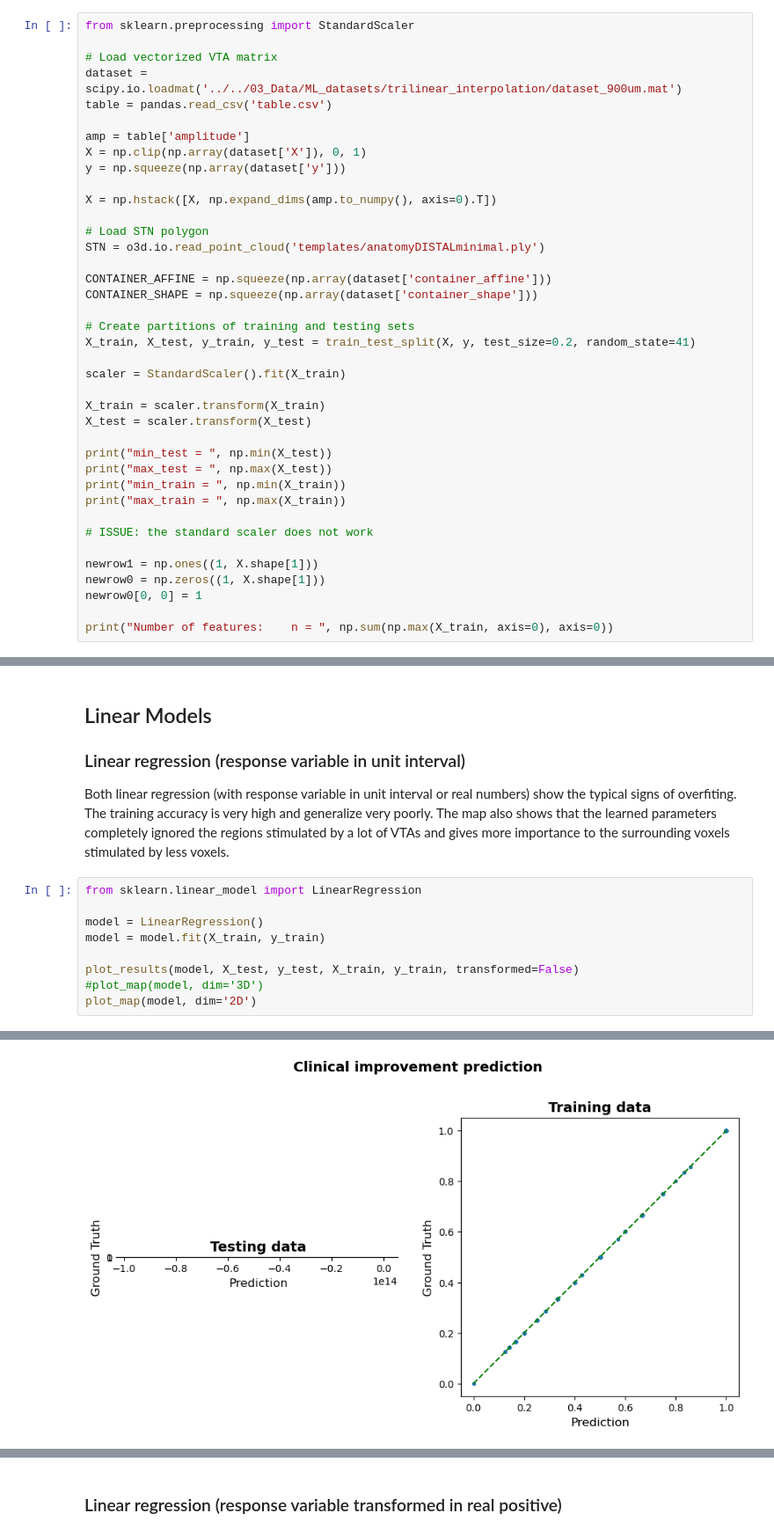
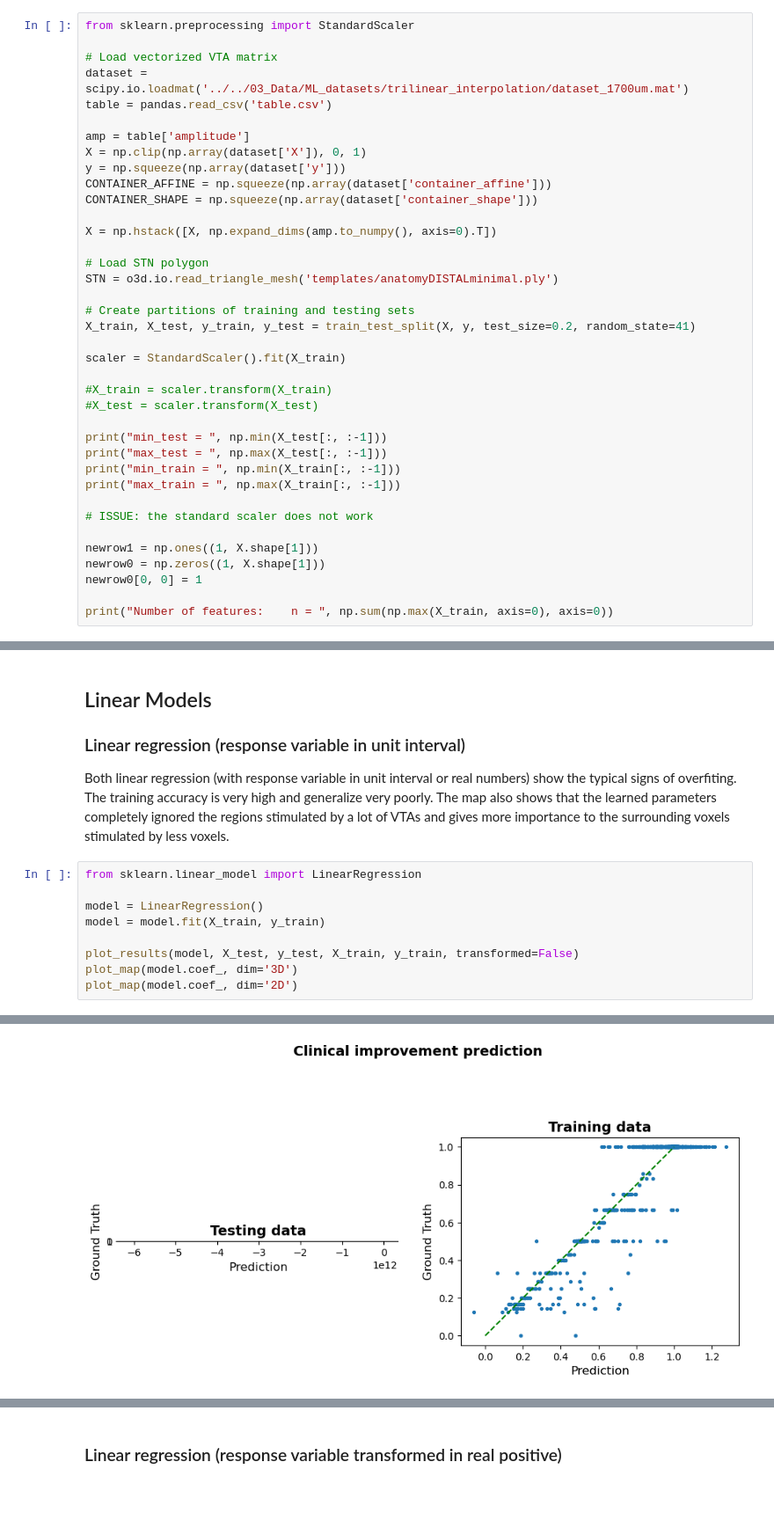
Before and after one commit to QuentinSav/probabilistic-stimulation-maps, a Jupyter notebook: modelEvaluation.ipynb, the cells around one changed output, grey strips where cells are left out. Shown at 88% size. Drawn from its saved outputs; the diff is of its cells as text; blank space fills up the shorter version.

```diff
--- a/modelEvaluation.ipynb
+++ b/modelEvaluation.ipynb
@@ -38,33 +37,32 @@ The data have already been preprocessed using the matlab class PSM (using the ge
 from sklearn.preprocessing import StandardScaler
 
 # Load vectorized VTA matrix
-dataset = scipy.io.loadmat('../../03_Data/ML_datasets/trilinear_interpolation/dataset_900um.mat')
+dataset = scipy.io.loadmat('../../03_Data/ML_datasets/trilinear_interpolation/dataset_1700um.mat')
 table = pandas.read_csv('table.csv')
 
 amp = table['amplitude']
 X = np.clip(np.array(dataset['X']), 0, 1)
 y = np.squeeze(np.array(dataset['y']))
+CONTAINER_AFFINE = np.squeeze(np.array(dataset['container_affine']))
+CONTAINER_SHAPE = np.squeeze(np.array(dataset['container_shape']))
 
 X = np.hstack([X, np.expand_dims(amp.to_numpy(), axis=0).T])
 
 # Load STN polygon
-STN = o3d.io.read_point_cloud('templates/anatomyDISTALminimal.ply')
-
-CONTAINER_AFFINE = np.squeeze(np.array(dataset['container_affine']))
-CONTAINER_SHAPE = np.squeeze(np.array(dataset['container_shape']))
+STN = o3d.io.read_triangle_mesh('templates/anatomyDISTALminimal.ply')
 
 # Create partitions of training and testing sets
 X_train, X_test, y_train, y_test = train_test_split(X, y, test_size=0.2, random_state=41)
 
 scaler = StandardScaler().fit(X_train)
 
-X_train = scaler.transform(X_train)
-X_test = scaler.transform(X_test)
+#X_train = scaler.transform(X_train)
+#X_test = scaler.transform(X_test)
 
-print("min_test = ", np.min(X_test))
-print("max_test = ", np.max(X_test))
-print("min_train = ", np.min(X_train))
-print("max_train = ", np.max(X_train))
+print("min_test = ", np.min(X_test[:, :-1]))
+print("max_test = ", np.max(X_test[:, :-1]))
+print("min_train = ", np.min(X_train[:, :-1]))
+print("max_train = ", np.max(X_train[:, :-1]))
 
 # ISSUE: the standard scaler does not work
 
@@ -315,6 +324,6 @@ model = LinearRegression()
 model = model.fit(X_train, y_train)
 
 plot_results(model, X_test, y_test, X_train, y_train, transformed=False)
-#plot_map(model, dim='3D')
-plot_map(model, dim='2D')
+plot_map(model.coef_, dim='3D')
+plot_map(model.coef_, dim='2D')
 # %% [output]
@@ -338 +347 @@ plot_map(model, dim='2D')
-[figure, old version]
+[figure, new version]
```
Also changed, not shown: parts of 11 cells of this notebook, 1 other file.
